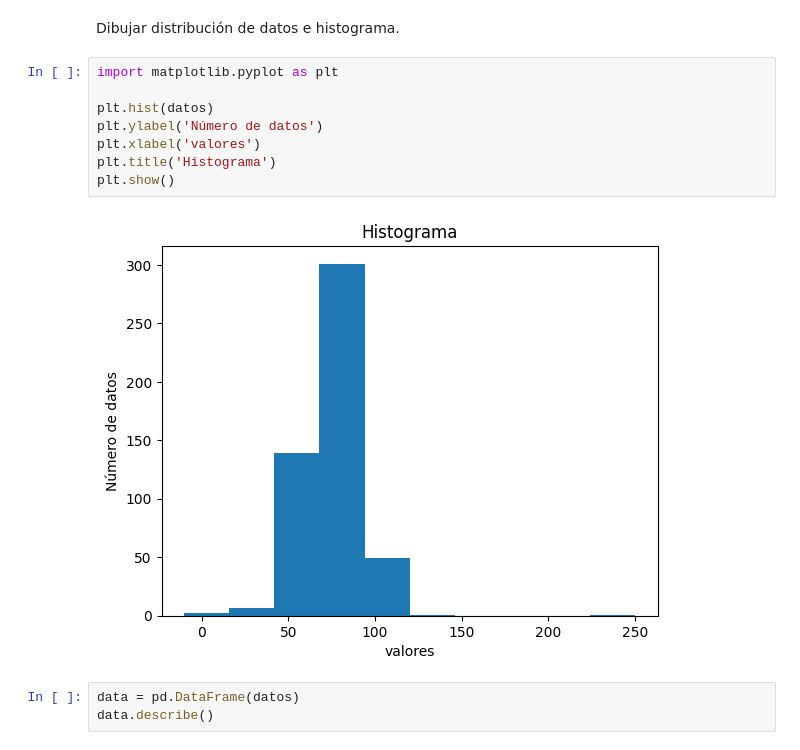
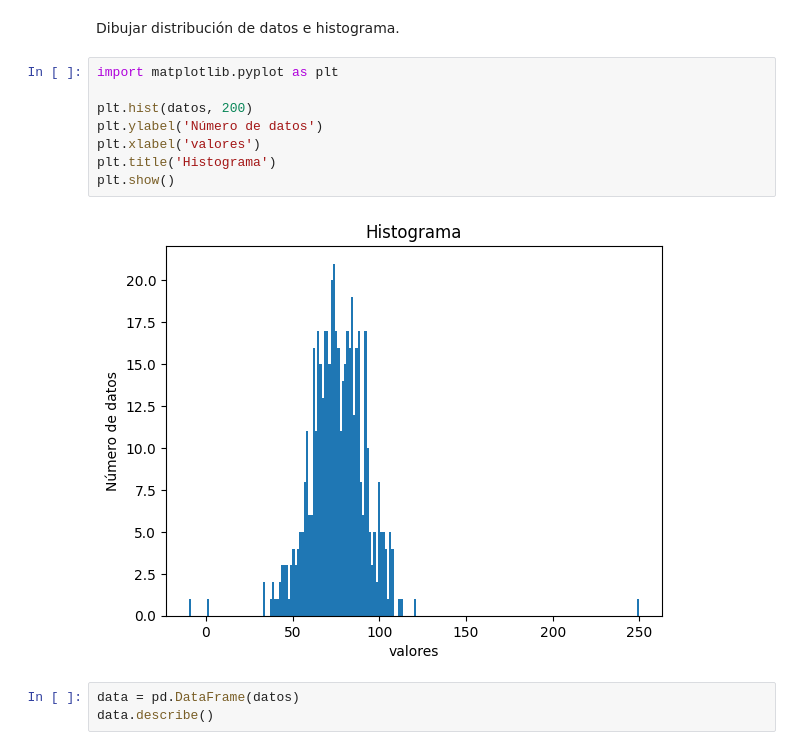
Before and after one commit to Paez11/AI_BigData, a Jupyter notebook: SAA/Preprocesamiento/Práctica_Preprocesamiento.ipynb, the cells around one changed output. Cells and saved outputs as stored; diff of their text form.

```diff
--- a/SAA/Preprocesamiento/Práctica_Preprocesamiento.ipynb
+++ b/SAA/Preprocesamiento/Práctica_Preprocesamiento.ipynb
@@ -65,13 +65,13 @@ Dibujar distribución de datos e histograma.
 # %%
 import matplotlib.pyplot as plt
 
-plt.hist(datos)
+plt.hist(datos, 200)
 plt.ylabel('Número de datos')
 plt.xlabel('valores')
 plt.title('Histograma')
 plt.show()
 # %% [output]
-[figure, old version]
+[figure, new version]
 # %%
 data = pd.DataFrame(datos)
 data.describe()
```
Also changed, not shown: parts of 1 cell of this notebook.
